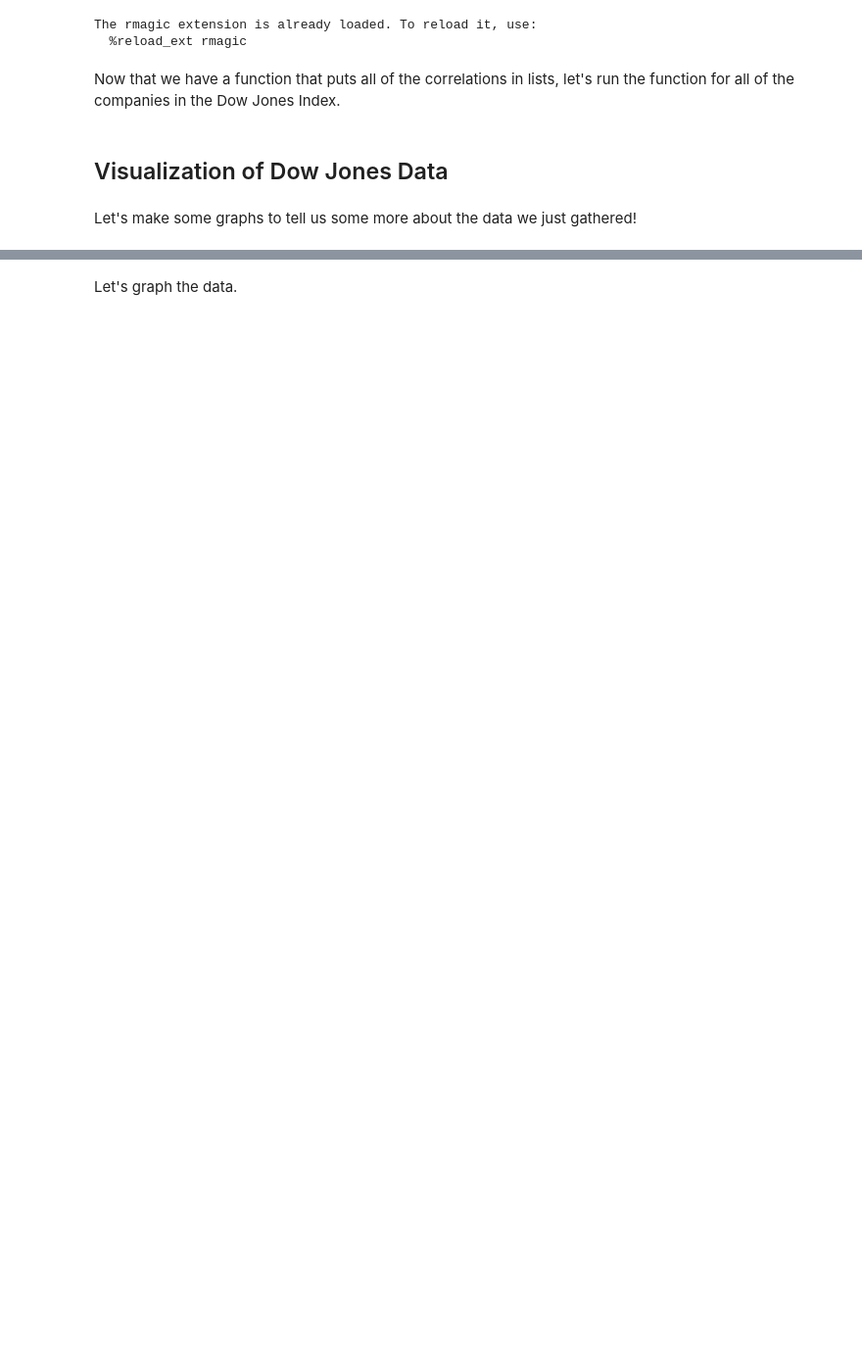
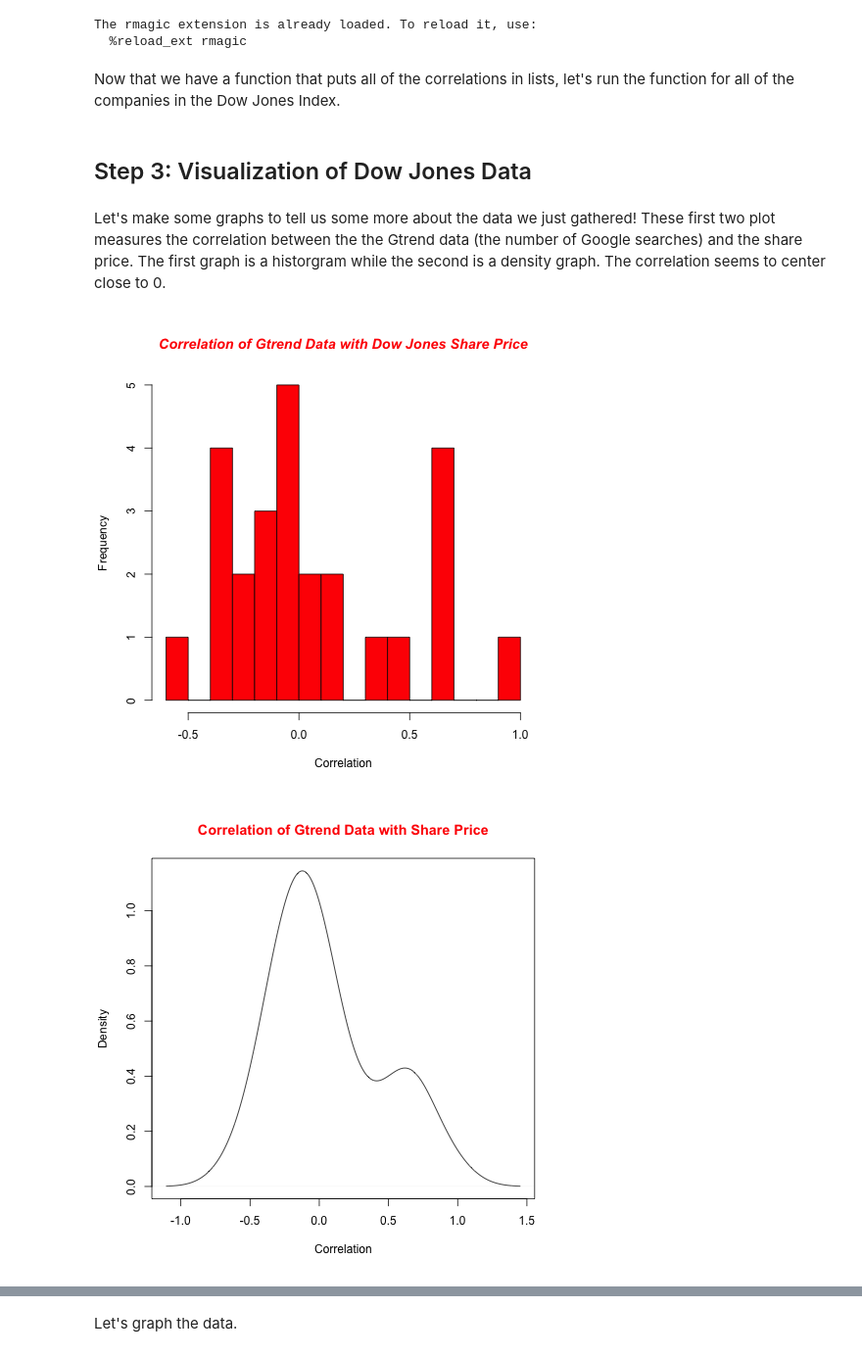
Before and after one commit to jodreen/data-analysis-template, a Jupyter notebook: notebooks/NB3_data_analysis.ipynb, the cells around one changed output, grey strips where cells are left out. Shown: that part at 98% size. Saved outputs shown, nothing was run; the diff lists cells and outputs as text; code cells hidden in the pictures; blank space fills up the shorter version.

```diff
--- a/notebooks/NB3_data_analysis.ipynb
+++ b/notebooks/NB3_data_analysis.ipynb
@@ -85,9 +92,16 @@ Now that we have a function that puts all of the correlations in lists, let's ru
 
 get_all_data('DowJones_Modified')
 # %% [markdown]
-## Visualization of Dow Jones Data
+## Step 3: Visualization of Dow Jones Data
-# %% [markdown]
-Let's make some graphs to tell us some more about the data we just gathered!
+# %% [markdown]
+Let's make some graphs to tell us some more about the data we just gathered! These first two plot measures the correlation between the the Gtrend data (the number of Google searches) and the share price. The first graph is a historgram while the second is a density graph. The correlation seems to center close to 0.
+# %%
+%%R
+hist(normal_cor_list, breaks = 20, col = "red", main="Correlation of Gtrend Data with Dow Jones Share Price", xlab = 'Correlation',col.main="red", font.main=4)
+plot(density(normal_cor_list), main = "Correlation of Gtrend Data with Share Price", xlab = 'Correlation', col.main = "red")
+# %% [output]
+[figure, added]
+[figure, added]
 # %%
 %%R
 png(filename="visualizations/plot1.png")
```
Also changed, not shown: parts of 23 cells of this notebook, 14 other files.
